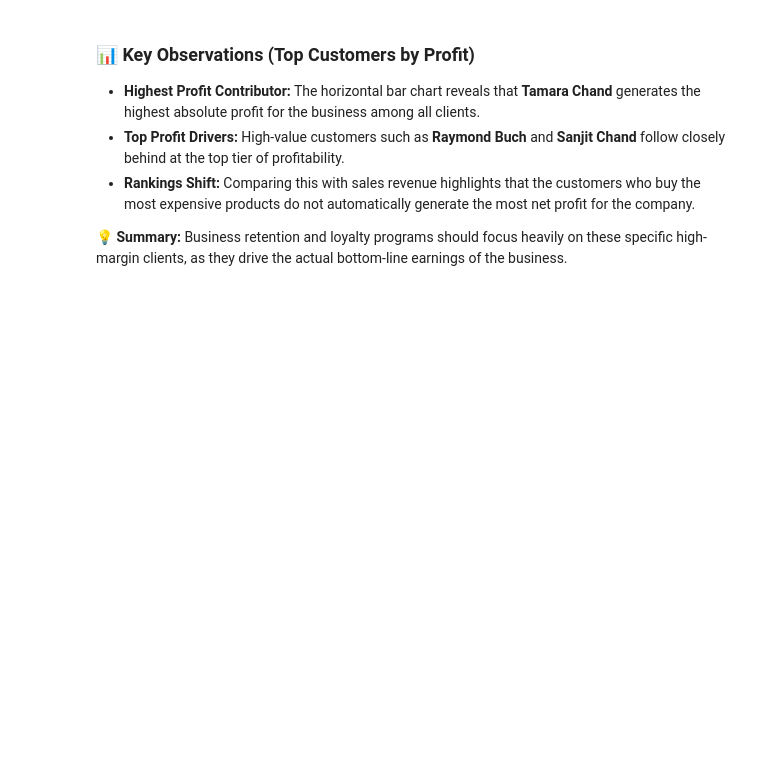
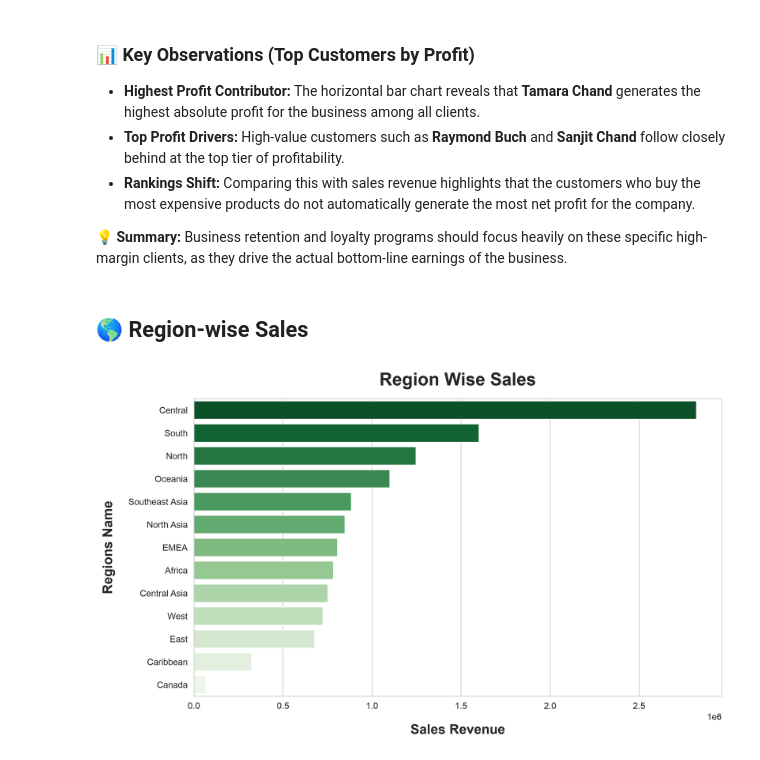
Before and after one commit to Pratyush-Guleria/data-analysis-projects, a Jupyter notebook: project-02-retail-sales-analysis/notebook/01_eda.ipynb, the cells around one changed output. Saved outputs shown, nothing was run; the diff lists cells and outputs as text; code cells hidden in the pictures; blank space fills up the shorter version.

Commit message:
Analysis on region wise sales

```diff
--- a/project-02-retail-sales-analysis/notebook/01_eda.ipynb
+++ b/project-02-retail-sales-analysis/notebook/01_eda.ipynb
@@ -609,3 +609,30 @@ plt.show()
 * **Rankings Shift:** Comparing this with sales revenue highlights that the customers who buy the most expensive products do not automatically generate the most net profit for the company.
 
 **💡 Summary:** Business retention and loyalty programs should focus heavily on these specific high-margin clients, as they drive the actual bottom-line earnings of the business.
+# %% [markdown]
+## 🌎 Region-wise Sales
+# %%
+region_df = df.groupby("Region")["Sales"].sum().sort_values(ascending = False).reset_index()
+# %%
+plt.figure(figsize = (10, 6))
+
+sns.barplot(
+    data = region_df,
+    x = "Sales",
+    y = "Region",
+    legend = False,
+    errorbar = None,
+    palette = "Greens_r",
+    hue = "Region"
+)
+plt.title("Region Wise Sales", fontsize = 20, fontweight = "bold", pad = 15)
+
+plt.xlabel("Sales Revenue", fontsize = 15, fontweight = "bold", labelpad = 15)
+plt.ylabel("Regions Name", fontsize = 15, fontweight = "bold", labelpad = 15)
+
+plt.tight_layout()
+
+plt.savefig("../images/region_wise_sales.png", dpi = 300, bbox_inches = "tight")
+plt.show()
+# %% [output]
+[figure, added]
```
Also changed, not shown: parts of 1 cell of this notebook.
